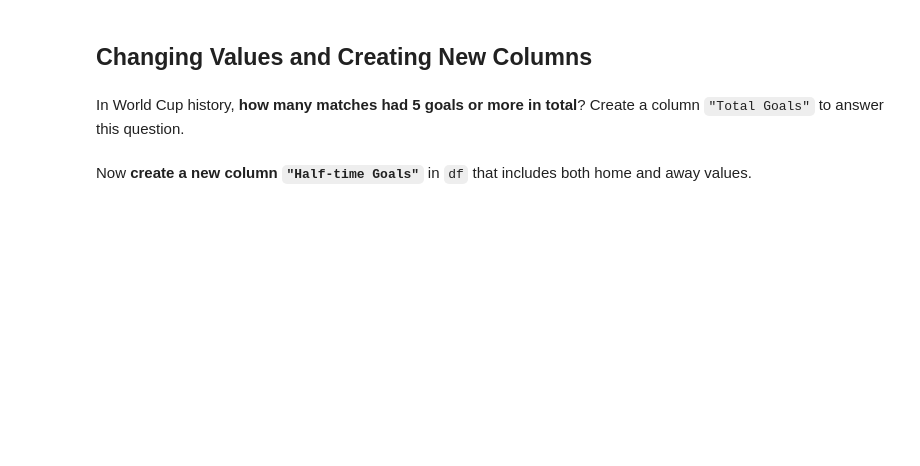
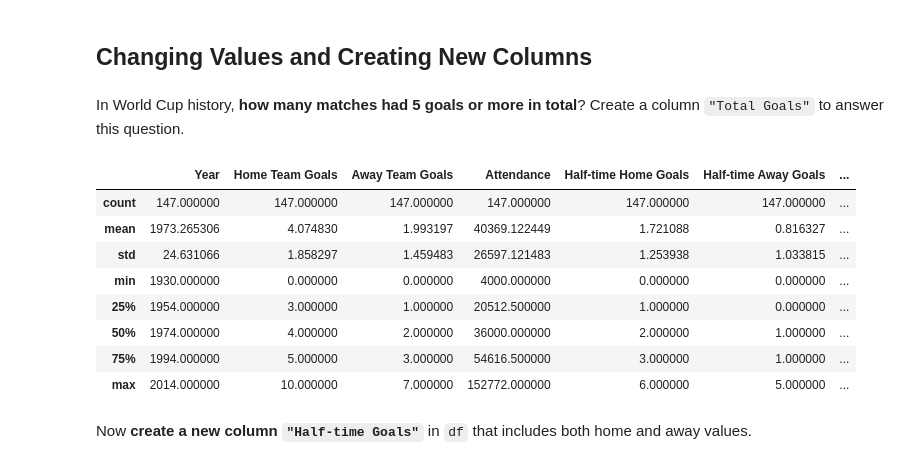
Before and after one commit to jgoett2/GitHubTest, a Jupyter notebook: index.ipynb, the cells around one changed output. Cells and saved outputs as stored; diff of their text form; code cells hidden in the pictures; blank space fills up the shorter version.

```diff
--- a/index.ipynb
+++ b/index.ipynb
@@ -126,2 +273,18 @@ In World Cup history, **how many matches had 5 goals or more in total**? Create
+# %%
+# Your code here
+df["Total Goals"] = df["Home Team Goals"]+df["Away Team Goals"]
+df[df["Total Goals"]>=5].describe()
+
+#There have been 147 games in World Cup History where 5 or more goals have been scored
+# %% [output]
+|  | Year | Home Team Goals | Away Team Goals | Attendance | Half-time Home Goals | Half-time Away Goals | ... |
+| count | 147.000000 | 147.000000 | 147.000000 | 147.000000 | 147.000000 | 147.000000 | ... |
+| mean | 1973.265306 | 4.074830 | 1.993197 | 40369.122449 | 1.721088 | 0.816327 | ... |
+| std | 24.631066 | 1.858297 | 1.459483 | 26597.121483 | 1.253938 | 1.033815 | ... |
+| min | 1930.000000 | 0.000000 | 0.000000 | 4000.000000 | 0.000000 | 0.000000 | ... |
+| 25% | 1954.000000 | 3.000000 | 1.000000 | 20512.500000 | 1.000000 | 0.000000 | ... |
+| 50% | 1974.000000 | 4.000000 | 2.000000 | 36000.000000 | 2.000000 | 1.000000 | ... |
+| 75% | 1994.000000 | 5.000000 | 3.000000 | 54616.500000 | 3.000000 | 1.000000 | ... |
+| max | 2014.000000 | 10.000000 | 7.000000 | 152772.000000 | 6.000000 | 5.000000 | ... |
 # %% [markdown]
 Now **create a new column `"Half-time Goals"`** in `df` that includes both home and away values.
```
Also changed, not shown: parts of 28 cells of this notebook.
